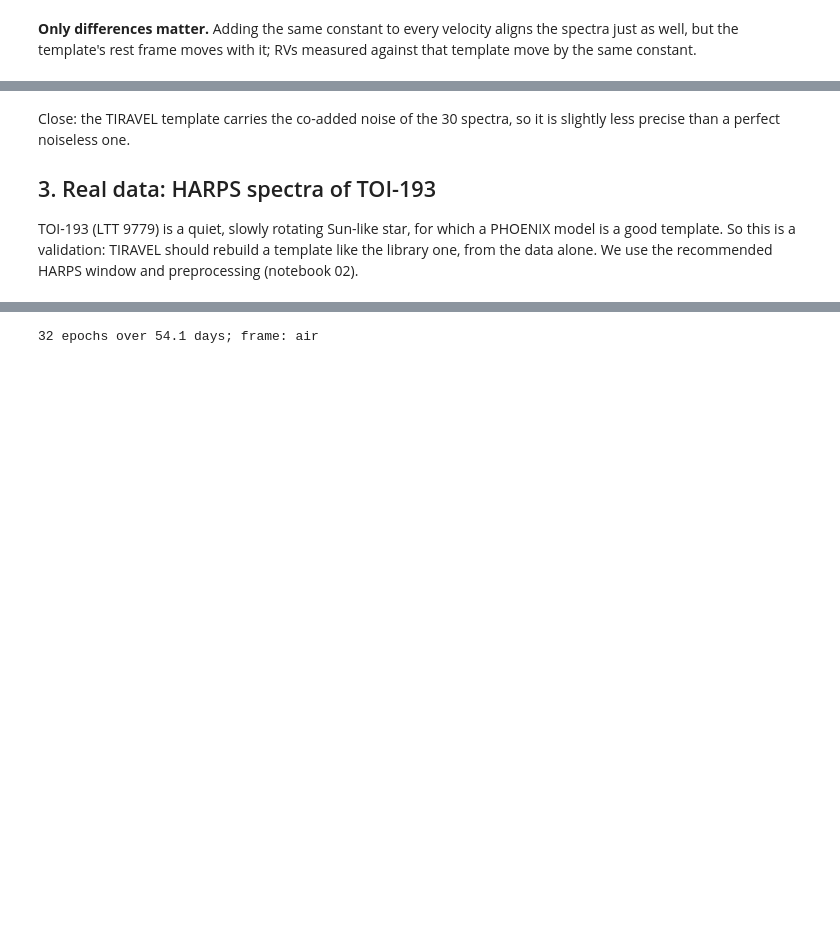
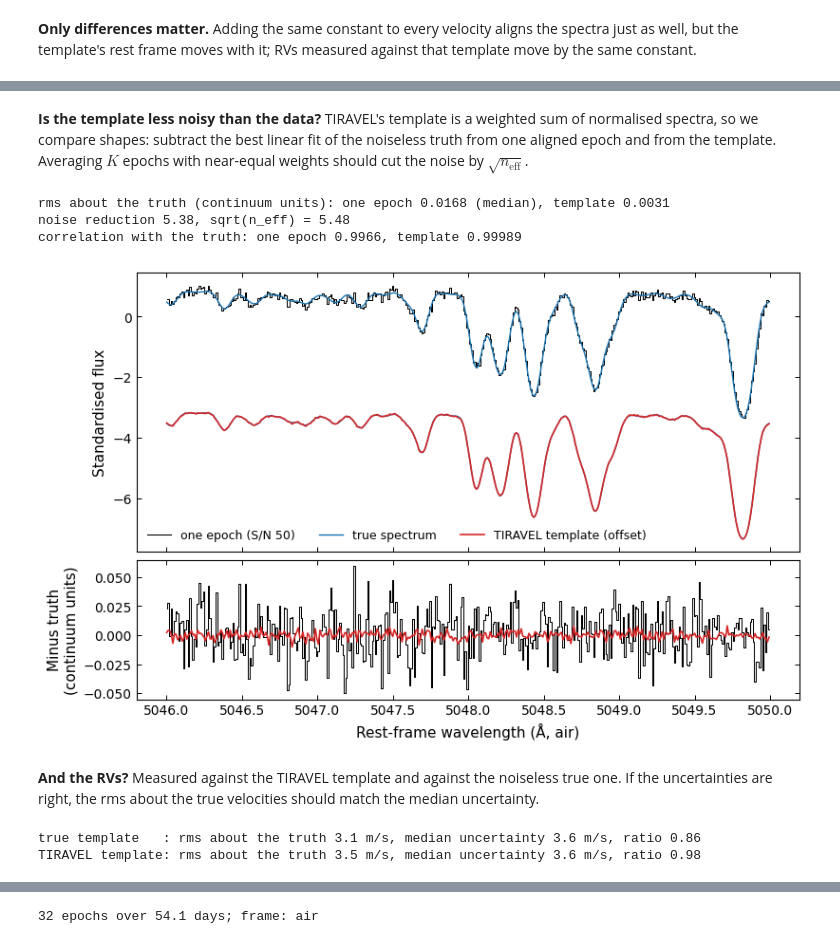
Before and after one commit to SPARTA-dev/SPARTA, a Jupyter notebook: examples/04_template_from_data_tiravel.ipynb, the cells around one changed output, grey strips where cells are left out. Drawn from its saved outputs; the diff is of its cells as text; code cells hidden in the pictures; blank space fills up the shorter version.

```diff
--- a/examples/04_template_from_data_tiravel.ipynb
+++ b/examples/04_template_from_data_tiravel.ipynb
@@ -125,9 +135,47 @@ TIRAVEL template: rms about the truth 4.3 m/s, median uncertainty 3.9 m/s
-# %% [markdown]
-Close: the TIRAVEL template carries the co-added noise of the 30 spectra, so it is slightly
-less precise than a perfect noiseless one.
-
-## 3. Real data: HARPS spectra of TOI-193
-
-TOI-193 (LTT 9779) is a quiet, slowly rotating Sun-like star, for which a PHOENIX model is a good
-template. So this is a validation: TIRAVEL should rebuild a template like the library one, from
-the data alone. We use the recommended HARPS window and preprocessing (notebook 02).
+# %% [markdown]
+**Is the template less noisy than the data?** TIRAVEL's template is a weighted sum of
+normalised spectra, so we compare shapes: subtract the best linear fit of the noiseless truth
+from one aligned epoch and from the template. Averaging $K$ epochs with near-equal weights
+should cut the noise by $\sqrt{n_\mathrm{eff}}$.
+# %%
+template_flux = tir.template.model.sp[0]
+epoch = tir.aligned[0][1]                     # epoch 1, shifted to rest and resampled
+noise_epochs = np.median([residual(row, truth_on_grid).std() for row in tir.aligned[0]])
+noise_template = residual(template_flux, truth_on_grid).std()
+print(f"rms about the truth (continuum units): one epoch {noise_epochs:.4f} (median), "
+      f"template {noise_template:.4f}")
+print(f"noise reduction {noise_epochs / noise_template:.2f}, "
+      f"sqrt(n_eff) = {np.sqrt(tir.diagnostics['n_eff']):.2f}")
+print(f"correlation with the truth: one epoch {np.corrcoef(epoch, truth_on_grid)[0, 1]:.4f}, "
+      f"template {np.corrcoef(template_flux, truth_on_grid)[0, 1]:.5f}")
+
+zoom = (grid > 5046) & (grid < 5050)
+fig, (top, bottom) = plt.subplots(2, 1, sharex=True, figsize=(8, 5), height_ratios=[2, 1])
+plot_data(top, grid[zoom], standardise(epoch)[zoom], label="one epoch (S/N 50)")
+plot_extra(top, grid[zoom], standardise(truth_on_grid)[zoom], label="true spectrum")
+plot_extra(top, grid[zoom], standardise(truth_on_grid)[zoom] - 4)
+plot_model(top, grid[zoom], standardise(template_flux)[zoom] - 4, label="TIRAVEL template (offset)")
+top.set_ylabel("Standardised flux")
+top.legend(loc="lower left", ncols=3)
+plot_data(bottom, grid[zoom], residual(epoch, truth_on_grid)[zoom])
+plot_model(bottom, grid[zoom], residual(template_flux, truth_on_grid)[zoom])
+bottom.set_xlabel("Rest-frame wavelength (Å, air)")
+bottom.set_ylabel("Minus truth\n(continuum units)")
+plt.show()
+# %% [output]
+rms about the truth (continuum units): one epoch 0.0168 (median), template 0.0031
+noise reduction 5.38, sqrt(n_eff) = 5.48
+correlation with the truth: one epoch 0.9966, template 0.99989
+[figure, added]
+# %% [markdown]
+**And the RVs?** Measured against the TIRAVEL template and against the noiseless true one. If the
+uncertainties are right, the rms about the true velocities should match the median uncertainty.
+# %%
+for name, template in [("true template", truth_template), ("TIRAVEL template", tir.template)]:
+    obs.calc_rv_against_template(template, dv=0.1, vel_bound=40)
+    rms, median_err = np.std(obs.vels - rv_true), np.median(obs.evels)
+    print(f"{name:16s}: rms about the truth {rms * 1e3:.1f} m/s, "
+          f"median uncertainty {median_err * 1e3:.1f} m/s, ratio {rms / median_err:.2f}")
+# %% [output]
+true template   : rms about the truth 3.1 m/s, median uncertainty 3.6 m/s, ratio 0.86
+TIRAVEL template: rms about the truth 3.5 m/s, median uncertainty 3.6 m/s, ratio 0.98
```
Also changed, not shown: parts of 22 cells of this notebook.
